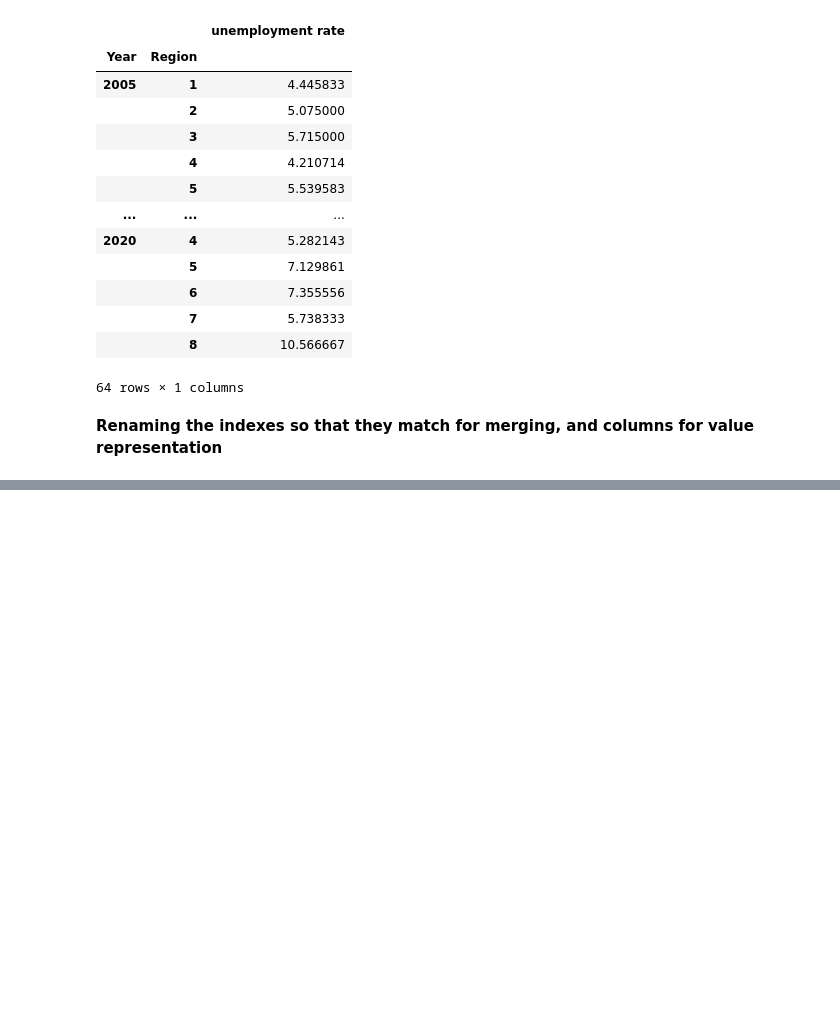
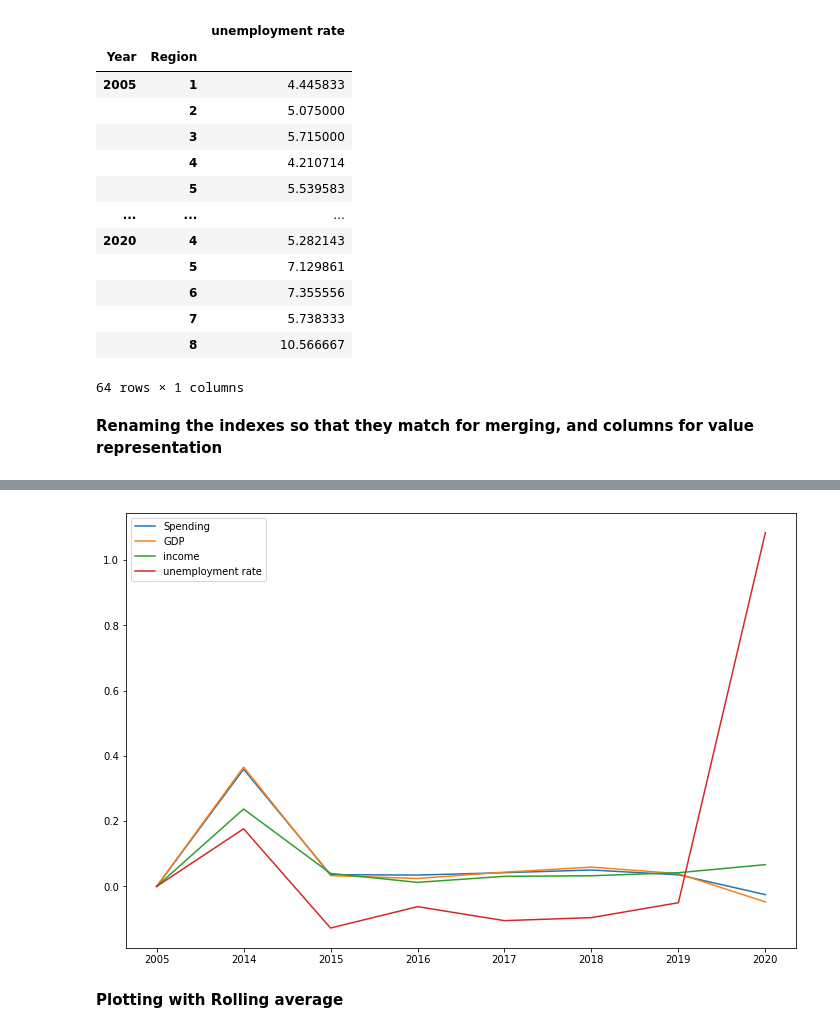
Before and after one commit to MajdAlali99/Data-Wrangling-Project, a Jupyter notebook: Gilbert/EconomicalFactors-SuicideRate-Analysis.ipynb, the cells around one changed output, grey strips where cells are left out. Cells and saved outputs as stored; diff of their text form; code cells hidden in the pictures; blank space fills up the shorter version.

Commit message:
Analysis  of percentage change + rolling

```diff
--- a/Gilbert/EconomicalFactors-SuicideRate-Analysis.ipynb
+++ b/Gilbert/EconomicalFactors-SuicideRate-Analysis.ipynb
@@ -298,0 +320,4 @@ concatenated_df
+# %%
+# We have converted all the columns into percentage, so at the end we can visualize and understand correlation better
+concatenated_df = concatenated_df.reset_index(level="Year",col_level=0)
+concatenated_df
@@ -298,0 +339,5 @@ concatenated_df
+# %%
+df_by_year_change = concatenated_df.groupby('Year').mean()
+# %%
+df_by_year_change = df_by_year_change.pct_change().fillna(0)
+df_by_year_change
@@ -298,0 +355,14 @@ concatenated_df
+# %%
+fig = plt.figure(figsize=(12,8));ax = fig.add_subplot(1,1,1);
+
+
+ax.plot(df_by_year_change.index, df_by_year_change['spending'], label="Spending")
+ax.plot(df_by_year_change.index, df_by_year_change['GDP'], label="GDP")
+# ax.plot(df_by_year_change.index, df_by_year_change['suicide rate'], label="suicide rate")
+ax.plot(df_by_year_change.index, df_by_year_change['income'], label="income")
+ax.plot(df_by_year_change.index, df_by_year_change['unemployment rate'], label="unemployment rate")
+ax.legend(loc='best');
+# %% [output]
+[figure, added]
+# %% [markdown]
+<b>Plotting with Rolling average</b>
```
Also changed, not shown: parts of 18 cells of this notebook, 2 other files.
